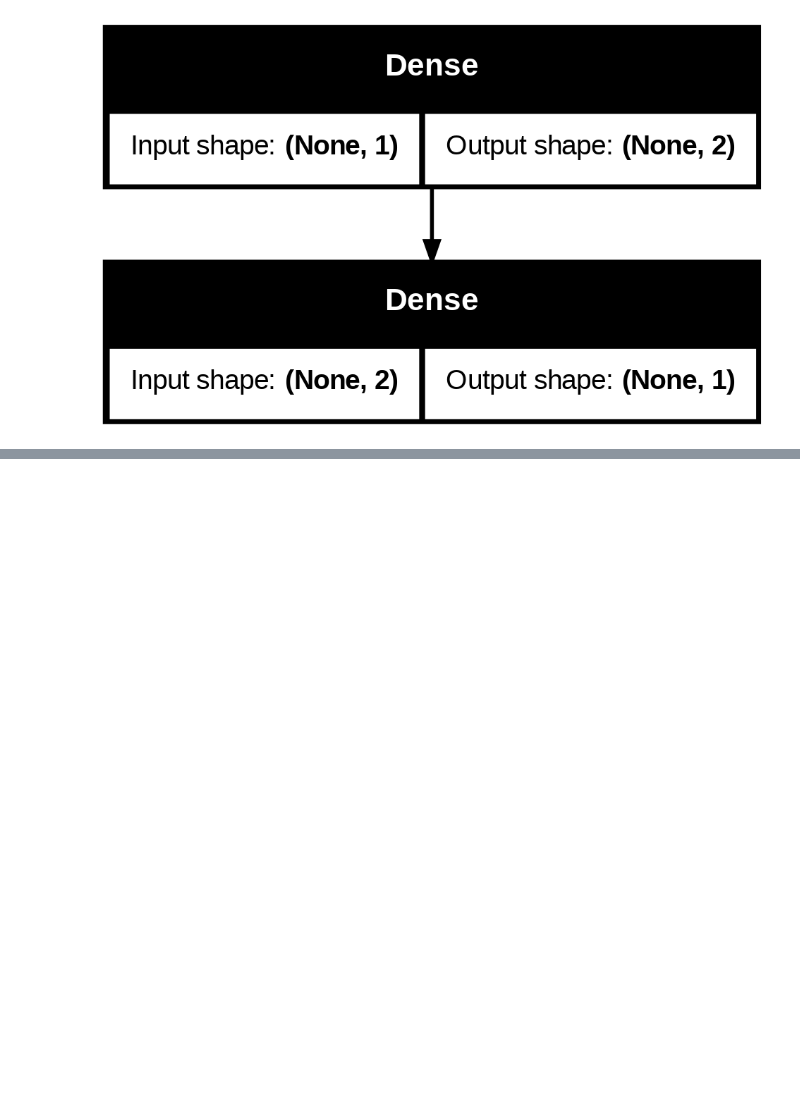
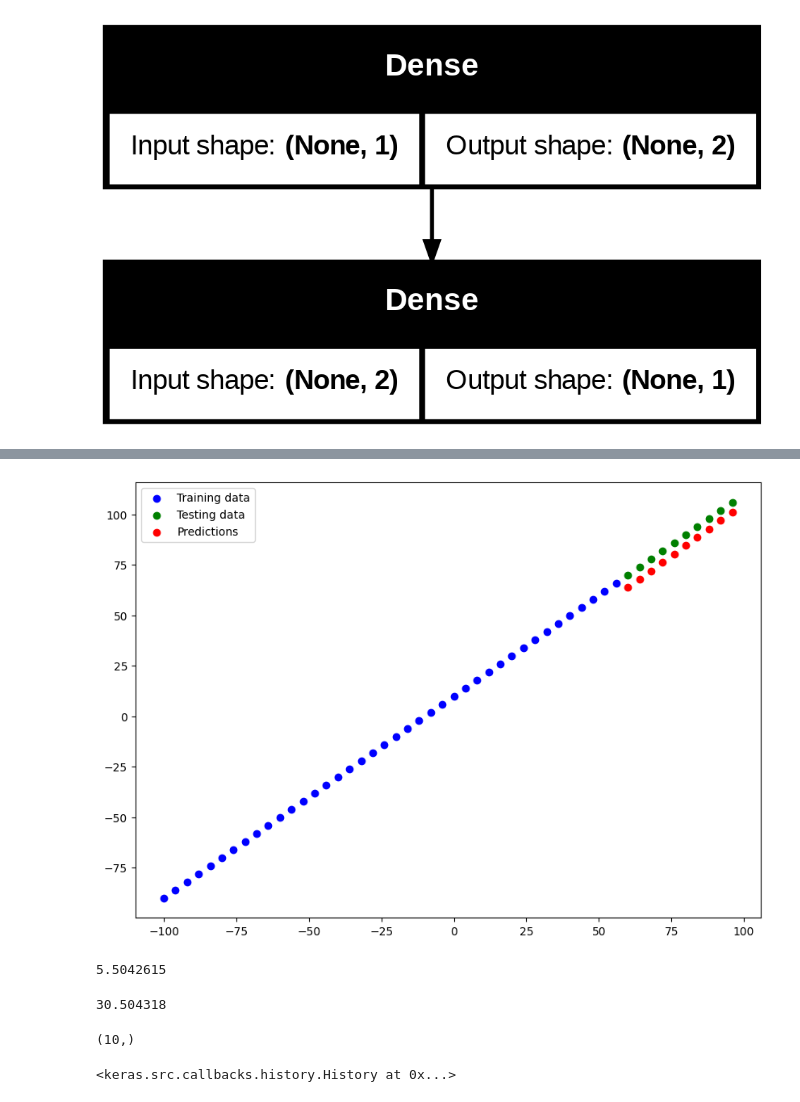
Before and after one commit to ADML003/Tensorflow, a Jupyter notebook: 01_NEURAL_NETWORK_REGRESSION_with_TF.ipynb, the cells around one changed output, grey strips where cells are left out. Cells and saved outputs as stored; diff of their text form; code cells hidden in the pictures; blank space fills up the shorter version.

```diff
--- a/01_NEURAL_NETWORK_REGRESSION_with_TF.ipynb
+++ b/01_NEURAL_NETWORK_REGRESSION_with_TF.ipynb
@@ -441,0 +550,15 @@ plot_model(model=model,show_shapes=True)
+# %%
+#model_1 is the same as the normal one
+
+tf.random.set_seed(42)
+model_1=tf.keras.Sequential([
+    tf.keras.layers.Dense(1, input_shape=(1,)) # use input_shape otherwise change the shape of the input X_train and a new dimension as discussed before it requires a 2-D input tensor
+])
+
+model_1.compile(
+    loss=tf.keras.losses.mae,
+    optimizer=tf.keras.optimizers.SGD(),
+    metrics=["mae"]
+)
+
+model_1.fit(X_train,y_train,epochs=100)
@@ -441,0 +584,4 @@ plot_model(model=model,show_shapes=True)
+# %%
+y_preds_1=model_1.predict(X_test)
+plot_predictions(predictions=y_preds_1)
+# %% [output]
@@ -441,0 +590,37 @@ plot_model(model=model,show_shapes=True)
+[figure, added]
+# %%
+ mae=tf.keras.losses.MeanAbsoluteError() # classes used as loss function classes for optimizing the model and minimize the error between the predicted values and the actual values.
+ mae_1=mae(y_test,y_preds_1.squeeze()).numpy()
+ mae_1
+# %% [output]
+5.5042615
+# %%
+mse=tf.keras.losses.MeanSquaredError() # class is already imported now i
+mse_1=mse(y_test,y_preds_1.squeeze()).numpy()
+mse_1
+# %% [output]
+30.504318
+# %%
+y_preds_1.squeeze().shape
+# %% [output]
+(10,)
+# %%
+#building model_2
+
+
+tf.random.set_seed(42)
+
+model_2=tf.keras.Sequential([
+    tf.keras.layers.Dense(1,input_shape=(1,)),
+    tf.keras.layers.Dense(1,input_shape=(1,))
+])
+
+model_2.compile(
+    loss=tf.keras.losses.mae,
+    optimizer=tf.keras.optimizers.SGD(),
+    metrics=["mse"]
+)
+
+model_2.fit(X_train,y_train,epochs=100,verbose=0)
+# %% [output]
+<keras.src.callbacks.history.History at 0x...>
```
Also changed, not shown: parts of 52 cells of this notebook.
